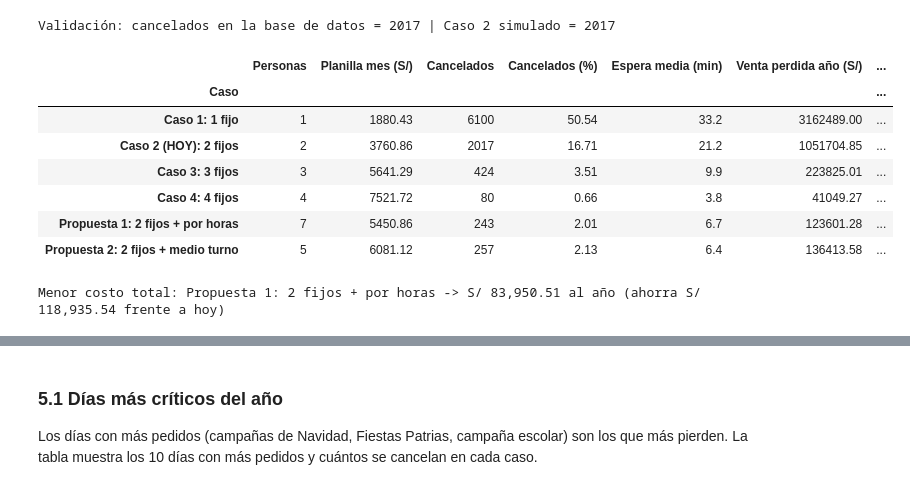
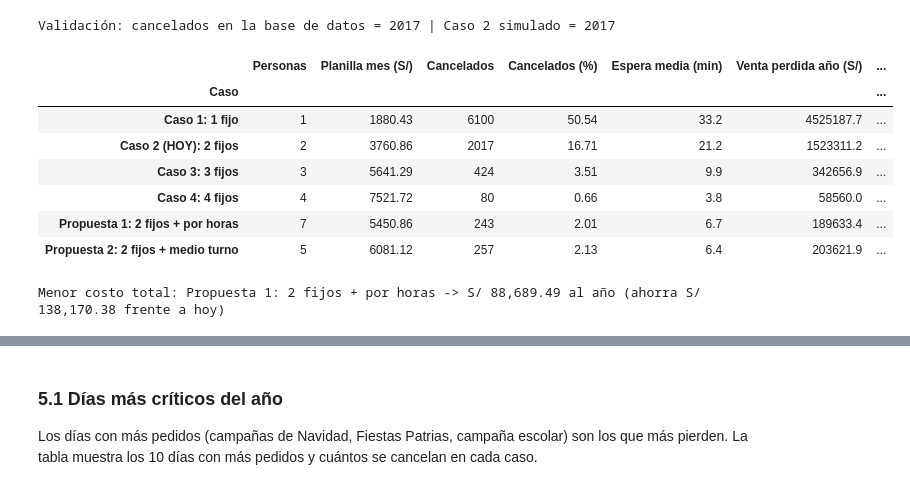
Before and after one commit to Efustion23/denlu-simulacion, a Jupyter notebook: Simulacion/Denlu.ipynb, the cells around one changed output, grey strips where cells are left out. Saved outputs shown, nothing was run; the diff lists cells and outputs as text; code cells hidden in the pictures.

```diff
--- a/Simulacion/Denlu.ipynb
+++ b/Simulacion/Denlu.ipynb
@@ -275,0 +291,28 @@ TOTAL 2025 -> Venta: S/ 6,290,422.06 | Venta perdida: S/ 1,051,704.85 | Ganancia
+# %%
+# Productos de mayor demanda: veces pedido, unidades, venta, ganancia y margen
+top_productos = (detalle.groupby(['producto', 'seccion'])
+                 .agg(Veces_pedido=('id_pedido', 'size'), Unidades=('cantidad', 'sum'),
+                      Venta=('subtotal_S', 'sum'), Ganancia=('margen_S', 'sum'))
+                 .sort_values('Veces_pedido', ascending=False).reset_index())
+top_productos['Margen (%)'] = (100 * top_productos['Ganancia'] / top_productos['Venta']).round(1)
+top_productos.index = range(1, len(top_productos) + 1)
+display(top_productos.head(15).round(2))
+p = top_productos.iloc[0]
+print(f"Producto de mayor demanda: {p['producto']} ({p['seccion']}): pedido {p['Veces_pedido']:,} veces, "
+      f"{p['Unidades']:,} unidades, margen {p['Margen (%)']:.1f} %")
+print(f"Margen de ganancia promedio de DENLU: {100 * detalle['margen_S'].sum() / detalle['subtotal_S'].sum():.2f} % "
+      f"(ganancia S/ {detalle['margen_S'].sum():,.2f} sobre S/ {detalle['subtotal_S'].sum():,.2f} pedidos)")
+
+COLOR_SECCION = {'Arroz y azúcar': '#d4a82f', 'Detergentes y limpieza': '#3d9b7a', 'Bebidas': '#4a72b0', 'Lácteos': '#7fb2d6',
+                 'Aceites y conservas': '#c77a2c', 'Fideos y harinas': '#b5524a', 'Galletas y golosinas': '#8c6239',
+                 'Higiene personal': '#a173b5'}
+t15 = top_productos.head(15).iloc[::-1]
+plt.figure(figsize=(12, 6.5))
+plt.barh(t15['producto'], t15['Veces_pedido'], color=[COLOR_SECCION[x] for x in t15['seccion']])
+for i, (v, m) in enumerate(zip(t15['Veces_pedido'], t15['Margen (%)'])):
+    plt.text(v + 30, i, f'{v:,} veces · margen {m:.0f} %', va='center', fontsize=9)
+plt.title('Los 15 productos más pedidos en 2025 (color = sección del almacén)', fontsize=13, fontweight='bold')
+plt.xlabel('Veces que aparece en un pedido')
+plt.xlim(0, t15['Veces_pedido'].max() * 1.25)
+plt.tight_layout()
+plt.show()
@@ -507,7 +641,8 @@ def simular_anio(turnos):
         can = np.array(can, bool)
         filas.append(dict(fecha=fecha, pedidos=len(g), cancelados=int(can.sum()),
                           espera_total=float(np.array(esp)[~can].sum()),
-                          venta_perdida=float(g['monto_pedido_S'].values[can].sum())))
+                          venta_perdida=float(g['monto_pedido_S'].values[can].sum()),
+                          ganancia_perdida=float(g['margen_pedido_S'].values[can].sum())))
     return pd.DataFrame(filas)
 
 FIJO = list(range(8, 18))
@@ -530,33 +665,33 @@ Validación: cancelados en la base de datos = 2017 | Caso 2 simulado = 2017
 # %%
 hoy_total = None
 res = []
 for k, a in anual.items():
     n, c = a['pedidos'].sum(), a['cancelados'].sum()
-    vp = a['venta_perdida'].sum()
+    vp, gp = a['venta_perdida'].sum(), a['ganancia_perdida'].sum()
     planilla = 12 * COSTO_CASO[k]
-    total = planilla + MARGEN * vp
+    total = planilla + gp
     res.append({'Caso': k, 'Personas': len(CASOS[k]), 'Planilla mes (S/)': round(COSTO_CASO[k], 2),
                 'Cancelados': int(c), 'Cancelados (%)': round(100 * c / n, 2),
                 'Espera media (min)': round(a['espera_total'].sum() / (n - c), 1),
-                'Venta perdida año (S/)': round(vp, 2), 'Ganancia perdida año (S/)': round(MARGEN * vp, 2),
+                'Venta perdida año (S/)': round(vp, 2), 'Ganancia perdida año (S/)': round(gp, 2),
                 'Planilla año (S/)': round(planilla, 2), 'COSTO TOTAL año (S/)': round(total, 2)})
 df_resultados = pd.DataFrame(res).set_index('Caso')
 hoy = df_resultados.loc['Caso 2 (HOY): 2 fijos']
 df_resultados['Ahorro vs hoy (S/ año)'] = (hoy['COSTO TOTAL año (S/)'] - df_resultados['COSTO TOTAL año (S/)']).round(2)
 display(df_resultados)
 mejor = df_resultados['COSTO TOTAL año (S/)'].idxmin()
 print(f"Menor costo total: {mejor} -> S/ {df_resultados.loc[mejor, 'COSTO TOTAL año (S/)']:,.2f} al año "
       f"(ahorra S/ {df_resultados.loc[mejor, 'Ahorro vs hoy (S/ año)']:,.2f} frente a hoy)")
 # %% [output]
 |  | Personas | Planilla mes (S/) | Cancelados | Cancelados (%) | Espera media (min) | Venta perdida año (S/) | ... |
 | Caso |  |  |  |  |  |  | ... |
-| Caso 1: 1 fijo | 1 | 1880.43 | 6100 | 50.54 | 33.2 | 3162489.00 | ... |
-| Caso 2 (HOY): 2 fijos | 2 | 3760.86 | 2017 | 16.71 | 21.2 | 1051704.85 | ... |
-| Caso 3: 3 fijos | 3 | 5641.29 | 424 | 3.51 | 9.9 | 223825.01 | ... |
-| Caso 4: 4 fijos | 4 | 7521.72 | 80 | 0.66 | 3.8 | 41049.27 | ... |
-| Propuesta 1: 2 fijos + por horas | 7 | 5450.86 | 243 | 2.01 | 6.7 | 123601.28 | ... |
-| Propuesta 2: 2 fijos + medio turno | 5 | 6081.12 | 257 | 2.13 | 6.4 | 136413.58 | ... |
+| Caso 1: 1 fijo | 1 | 1880.43 | 6100 | 50.54 | 33.2 | 4525187.7 | ... |
+| Caso 2 (HOY): 2 fijos | 2 | 3760.86 | 2017 | 16.71 | 21.2 | 1523311.2 | ... |
+| Caso 3: 3 fijos | 3 | 5641.29 | 424 | 3.51 | 9.9 | 342656.9 | ... |
+| Caso 4: 4 fijos | 4 | 7521.72 | 80 | 0.66 | 3.8 | 58560.0 | ... |
+| Propuesta 1: 2 fijos + por horas | 7 | 5450.86 | 243 | 2.01 | 6.7 | 189633.4 | ... |
+| Propuesta 2: 2 fijos + medio turno | 5 | 6081.12 | 257 | 2.13 | 6.4 | 203621.9 | ... |
-Menor costo total: Propuesta 1: 2 fijos + por horas -> S/ 83,950.51 al año (ahorra S/ 118,935.54 frente a hoy)
+Menor costo total: Propuesta 1: 2 fijos + por horas -> S/ 88,689.49 al año (ahorra S/ 138,170.38 frente a hoy)
 # %%
 fig, ax = plt.subplots(1, 2, figsize=(15, 5.5))
 nombres = [k.split(':')[0] for k in df_resultados.index]
```
Also changed, not shown: parts of 13 cells of this notebook, 16 other files.
